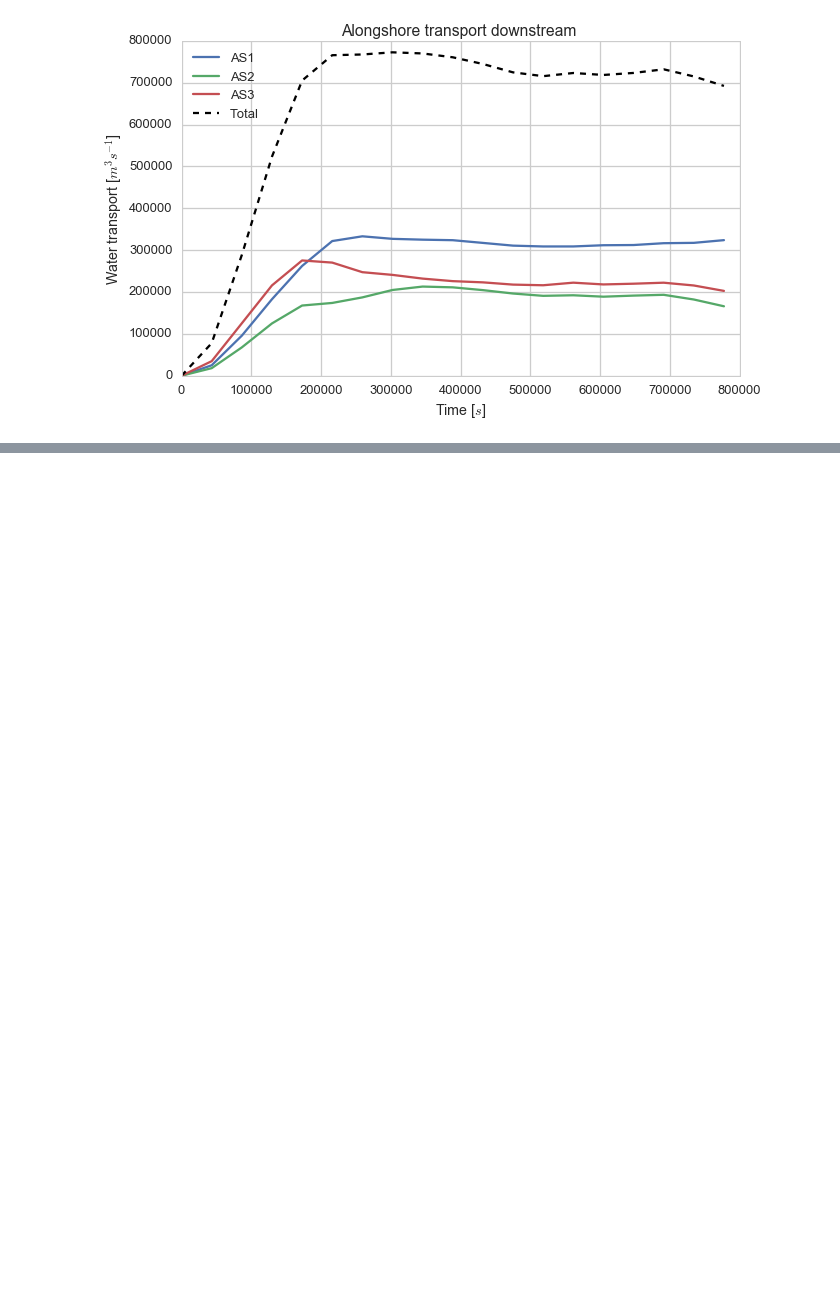
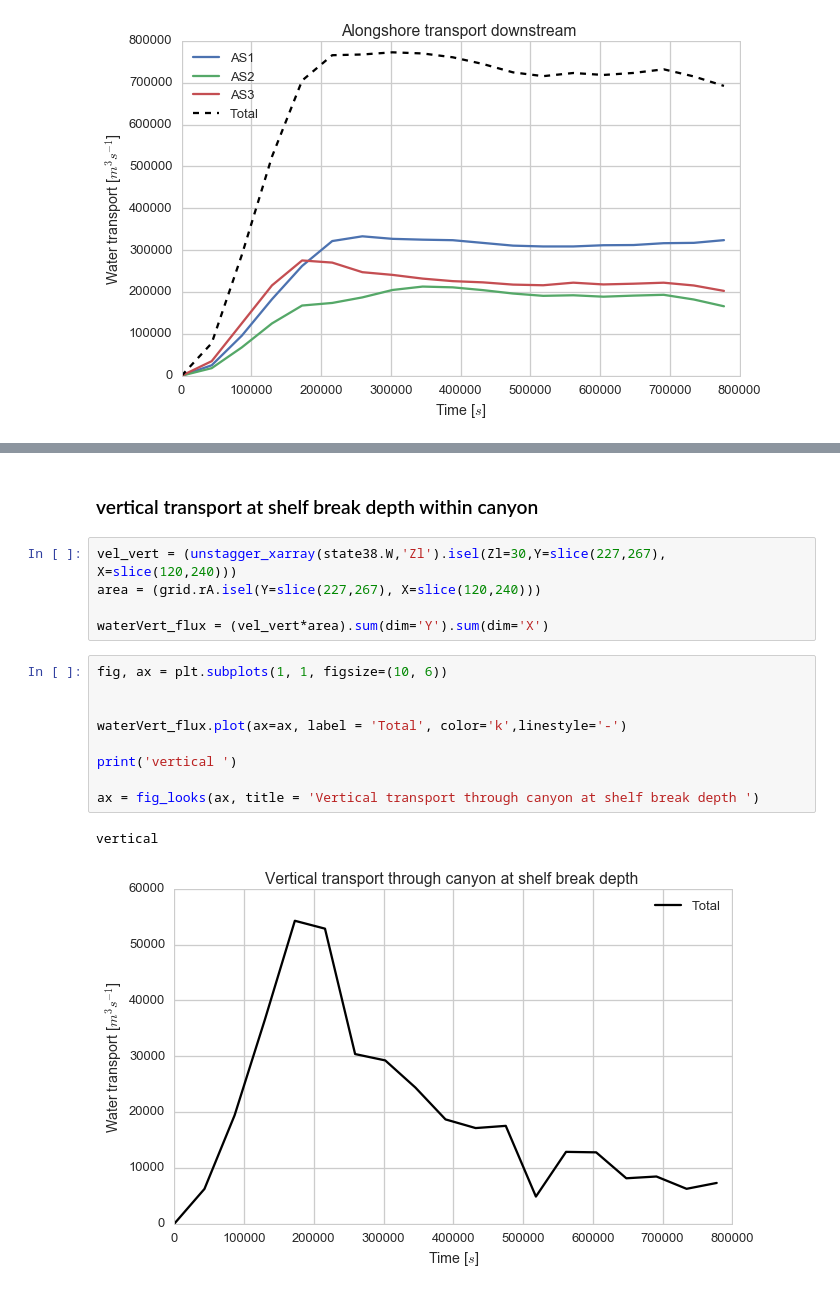
Before and after one commit to UBC-MOAD/outputanalysisnotebooks, a Jupyter notebook: Transports/water_transports_base_case-38.ipynb, the cells around one changed output, grey strips where cells are left out. Saved outputs shown, nothing was run; the diff lists cells and outputs as text; blank space fills up the shorter version.

Commit message:
Added vertical water transport plots to notebooks

```diff
--- a/Transports/water_transports_base_case-38.ipynb
+++ b/Transports/water_transports_base_case-38.ipynb
@@ -567,0 +475,19 @@ df
+# %% [markdown]
+### vertical transport at shelf break depth within canyon
+# %%
+vel_vert = (unstagger_xarray(state38.W,'Zl').isel(Zl=30,Y=slice(227,267), X=slice(120,240)))
+area = (grid.rA.isel(Y=slice(227,267), X=slice(120,240)))
+
+waterVert_flux = (vel_vert*area).sum(dim='Y').sum(dim='X')
+# %%
+fig, ax = plt.subplots(1, 1, figsize=(10, 6))
+
+
+waterVert_flux.plot(ax=ax, label = 'Total', color='k',linestyle='-')
+
+print('vertical ')
+
+ax = fig_looks(ax, title = 'Vertical transport through canyon at shelf break depth ')
+# %% [output]
+vertical
+[figure, added]
```
Also changed, not shown: parts of 5 cells of this notebook, 1 other file.
